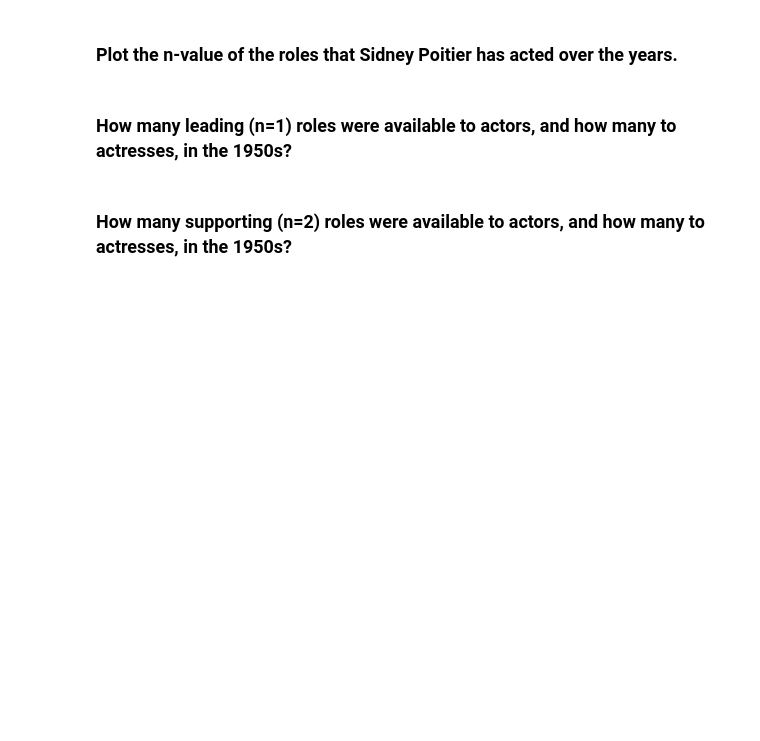
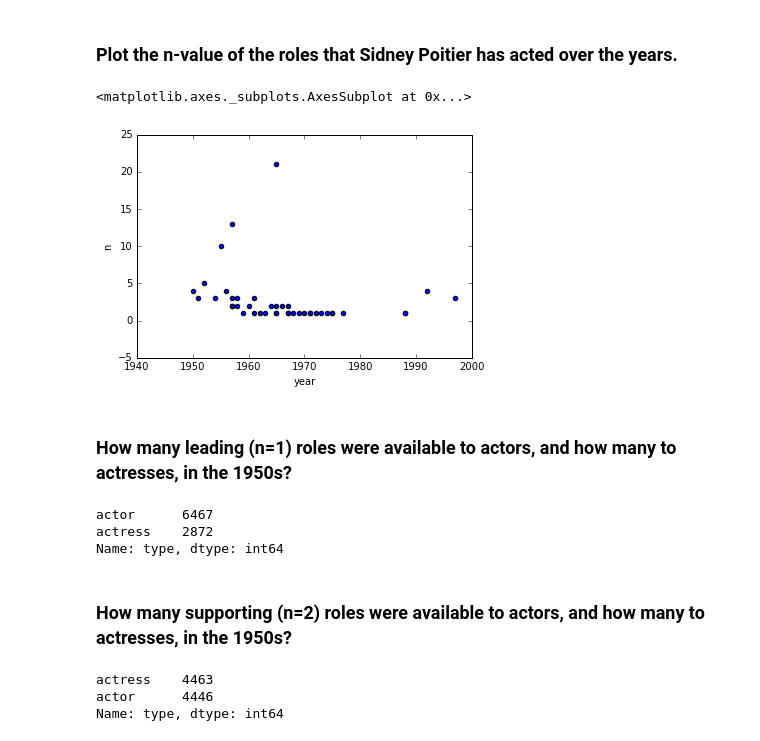
Before and after one commit to bowilli/pycon-pandas-tutorial, a Jupyter notebook: Exercises-2.ipynb, the cells around one changed output. Drawn from its saved outputs; the diff is of its cells as text; code cells hidden in the pictures; blank space fills up the shorter version.

```diff
--- a/Exercises-2.ipynb
+++ b/Exercises-2.ipynb
@@ -165,4 +257,9 @@ Name: name, dtype: int64
 # %% [markdown]
 ### Plot the n-value of the roles that Sidney Poitier has acted over the years.
+# %%
+cast[cast.name == "Sidney Poitier"].plot( x = 'year', y = 'n', kind='scatter')
+# %% [output]
+<matplotlib.axes._subplots.AxesSubplot at 0x...>
+[figure, added]
 # %% [markdown]
 ### How many leading (n=1) roles were available to actors, and how many to actresses, in the 1950s?
@@ -169,2 +268,16 @@ Name: name, dtype: int64
+# %%
+lead_roles = roles_1950s[roles_1950s.n == 1]
+lead_roles.type.value_counts()
+# %% [output]
+actor      6467
+actress    2872
+Name: type, dtype: int64
 # %% [markdown]
 ### How many supporting (n=2) roles were available to actors, and how many to actresses, in the 1950s?
+# %%
+support_roles = roles_1950s[roles_1950s.n == 2]
+support_roles.type.value_counts()
+# %% [output]
+actress    4463
+actor      4446
+Name: type, dtype: int64
```
Also changed, not shown: parts of 12 cells of this notebook.
